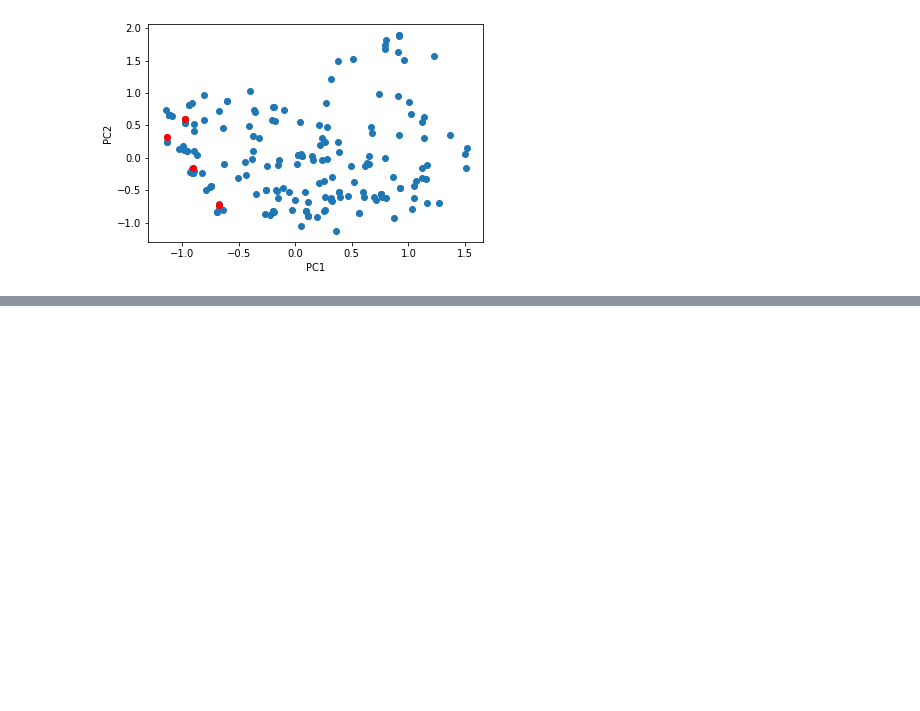
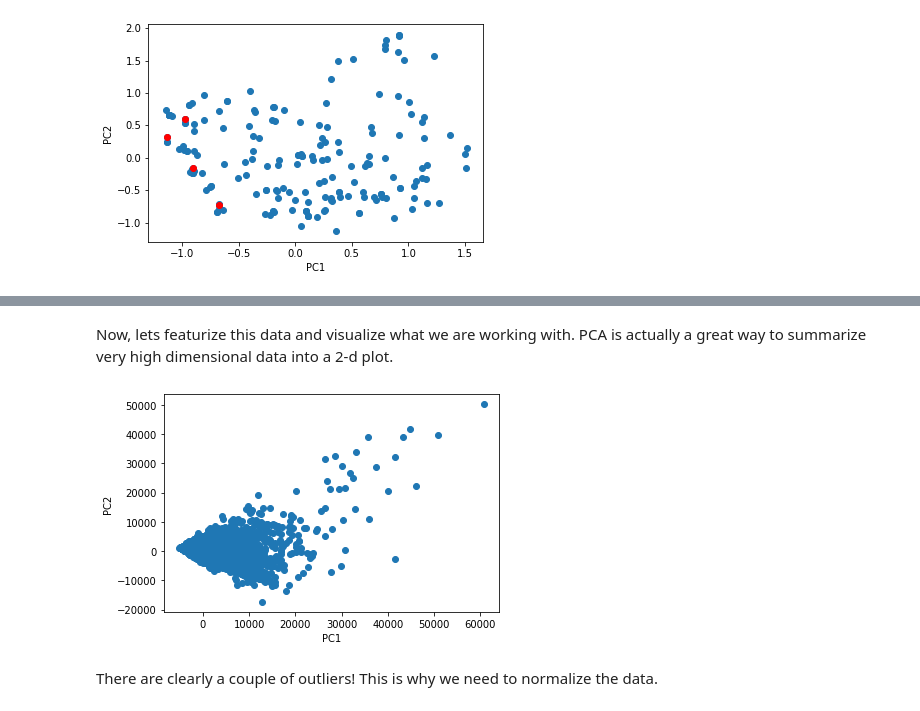
Before and after one commit to sjyk/cmsc21800, a Jupyter notebook: Clustering and Dimensionality Reduction.ipynb, the cells around one changed output, grey strips where cells are left out. Drawn from its saved outputs; the diff is of its cells as text; code cells hidden in the pictures; blank space fills up the shorter version.

Commit message:
Updated with new data and code

```diff
--- a/Clustering and Dimensionality Reduction.ipynb
+++ b/Clustering and Dimensionality Reduction.ipynb
@@ -253,0 +265,4 @@ Again, the mathematical details are better left for a machine learning class but
+# %%
+import pandas as pd
+customers = pd.read_csv('cc.csv', index_col='CUST_ID')
+customers
@@ -253,0 +286,2 @@ Again, the mathematical details are better left for a machine learning class but
+# %%
+customers = customers.fillna(0)
@@ -253,0 +305,17 @@ Again, the mathematical details are better left for a machine learning class but
+# %% [markdown]
+Now, lets featurize this data and visualize what we are working with. PCA is actually a great way to summarize very high dimensional data into a 2-d plot.
+# %%
+X = customers.to_numpy()
+# %%
+pca = PCA(n_components=2) #find 2 principal components
+pca.fit(X)
+
+Y = pca.transform(X)
+plt.scatter(Y[:,0], Y[:,1])
+plt.xlabel('PC1')
+plt.ylabel('PC2')
+plt.show()
+# %% [output]
+[figure, added]
+# %% [markdown]
+There are clearly a couple of outliers! This is why we need to normalize the data.
```
Also changed, not shown: parts of 14 cells of this notebook, 3 other files.
